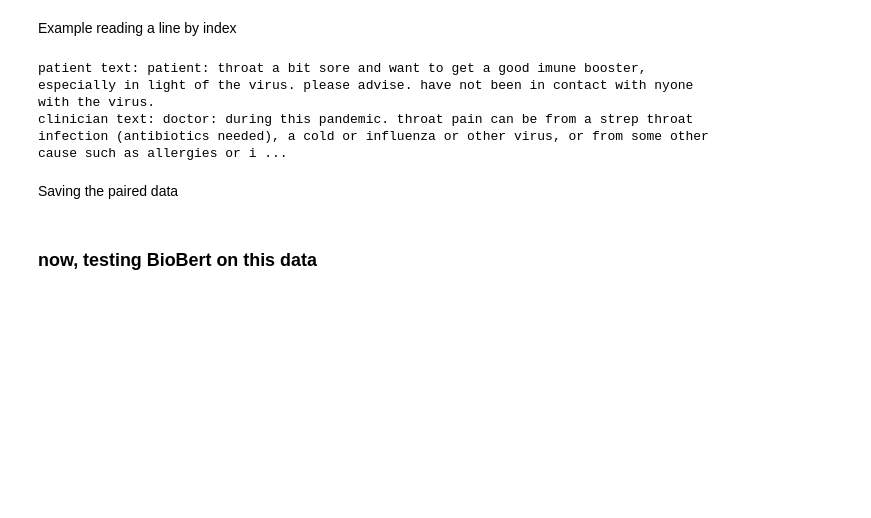
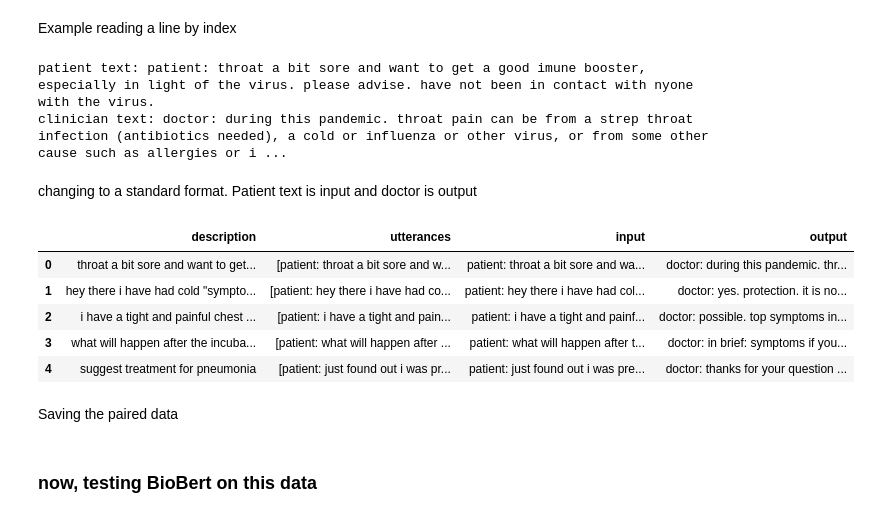
Before and after one commit to maxjing97/symbolic_Medical_NER_study, a Jupyter notebook: 1-prelim_data_processing_and_BERT_analysis.ipynb, the cells around one changed output. Saved outputs shown, nothing was run; the diff lists cells and outputs as text; code cells hidden in the pictures; blank space fills up the shorter version.

```diff
--- a/1-prelim_data_processing_and_BERT_analysis.ipynb
+++ b/1-prelim_data_processing_and_BERT_analysis.ipynb
@@ -94,6 +96,27 @@ print("clinician text:",df_mini_pairs.iloc[index]["utterances"][1])
 # %% [output]
 patient text: patient: throat a bit sore and want to get a good imune booster, especially in light of the virus. please advise. have not been in contact with nyone with the virus.
 clinician text: doctor: during this pandemic. throat pain can be from a strep throat infection (antibiotics needed), a cold or influenza or other virus, or from some other cause such as allergies or i ...
+# %% [markdown]
+changing to a standard format. Patient text is input and doctor is output
+# %%
+inputs = []
+outputs = []
+for index, row in df_mini_pairs.iterrows():
+    utterances = row["utterances"]
+    inputs.append(utterances[0])
+    outputs.append(utterances[1])
+#add columns
+df_mini_pairs["input"] = inputs
+df_mini_pairs["output"] = outputs
+# %%
+df_mini_pairs.head(n=5)
+# %% [output]
+|  | description | utterances | input | output |
+| 0 | throat a bit sore and want to get... | [patient: throat a bit sore and w... | patient: throat a bit sore and wa... | doctor: during this pandemic. thr... |
+| 1 | hey there i have had cold "sympto... | [patient: hey there i have had co... | patient: hey there i have had col... | doctor: yes. protection. it is no... |
+| 2 | i have a tight and painful chest ... | [patient: i have a tight and pain... | patient: i have a tight and painf... | doctor: possible. top symptoms in... |
+| 3 | what will happen after the incuba... | [patient: what will happen after ... | patient: what will happen after t... | doctor: in brief: symptoms if you... |
+| 4 | suggest treatment for pneumonia | [patient: just found out i was pr... | patient: just found out i was pre... | doctor: thanks for your question ... |
 # %% [markdown]
 Saving the paired data
 # %%
```
Also changed, not shown: parts of 39 cells of this notebook, 3 other files.
